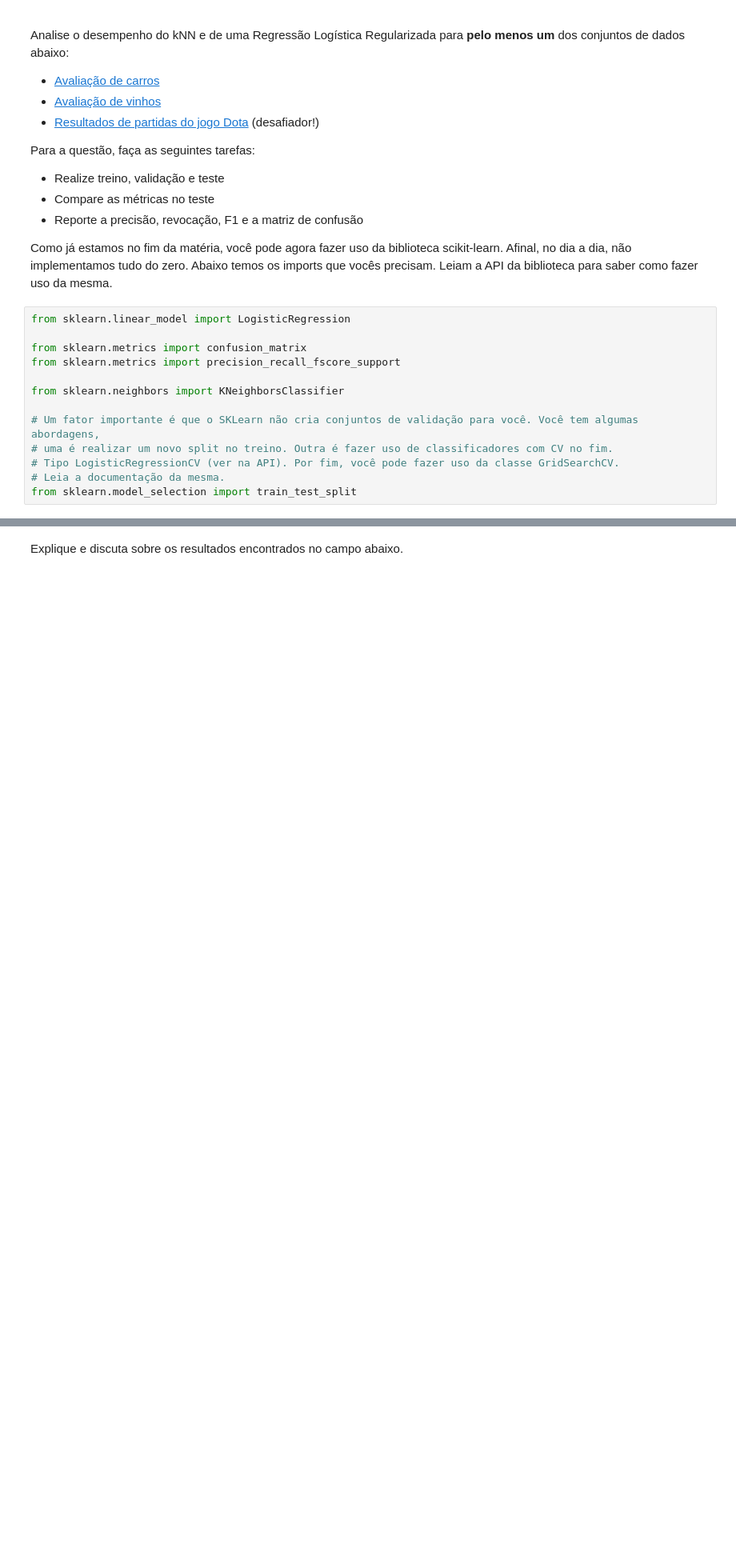
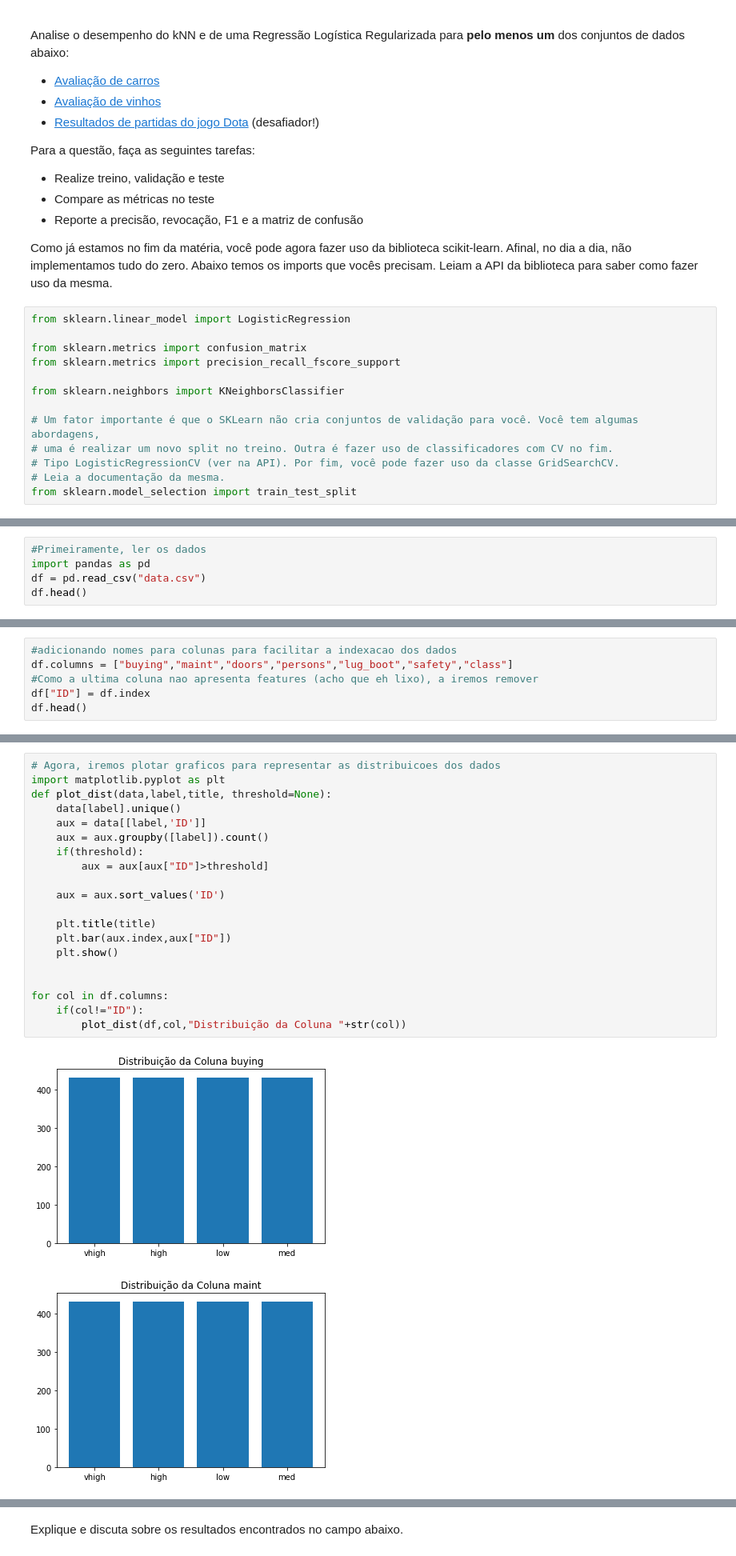
Before and after one commit to brenomatos/icd, a Jupyter notebook: Lista07/Lista07.ipynb, the cells around one changed output, grey strips where cells are left out. Shown at 80% size. Drawn from its saved outputs; the diff is of its cells as text; blank space fills up the shorter version.

Commit message:
added data and initial data exploration

```diff
--- a/Lista07/Lista07.ipynb
+++ b/Lista07/Lista07.ipynb
@@ -34,0 +36,5 @@ raise NotImplementedError()
+# %%
+#Primeiramente, ler os dados
+import pandas as pd
+df = pd.read_csv("data.csv")
+df.head()
@@ -34,0 +48,6 @@ raise NotImplementedError()
+# %%
+#adicionando nomes para colunas para facilitar a indexacao dos dados
+df.columns = ["buying","maint","doors","persons","lug_boot","safety","class"]
+#Como a ultima coluna nao apresenta features (acho que eh lixo), a iremos remover
+df["ID"] = df.index
+df.head()
@@ -34,0 +61,23 @@ raise NotImplementedError()
+# %%
+# Agora, iremos plotar graficos para representar as distribuicoes dos dados
+import matplotlib.pyplot as plt
+def plot_dist(data,label,title, threshold=None):
+    data[label].unique()
+    aux = data[[label,'ID']]
+    aux = aux.groupby([label]).count()
+    if(threshold):
+        aux = aux[aux["ID"]>threshold]
+
+    aux = aux.sort_values('ID')
+
+    plt.title(title)
+    plt.bar(aux.index,aux["ID"])
+    plt.show()
+
+
+for col in df.columns:
+    if(col!="ID"):
+        plot_dist(df,col,"Distribuição da Coluna "+str(col))
+# %% [output]
+[figure, added]
+[figure, added]
```
Also changed, not shown: parts of 7 cells of this notebook, 1 other file.
